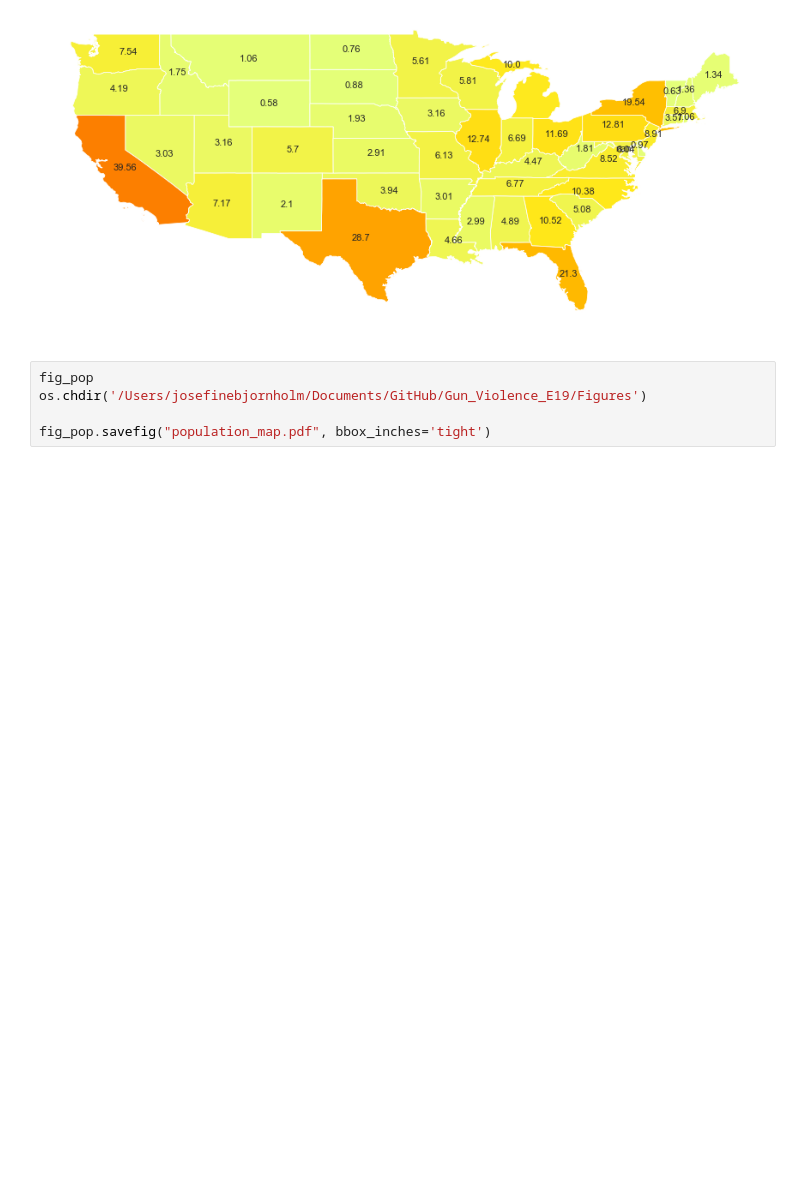
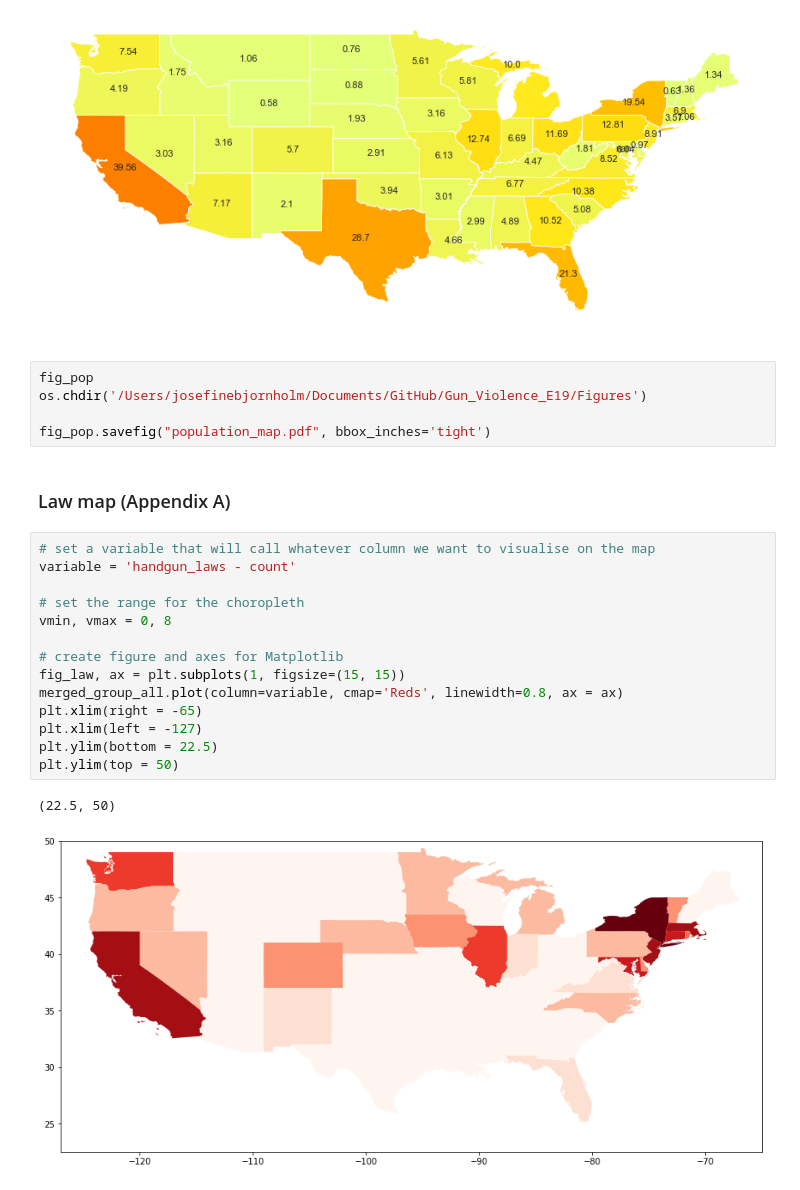
Before and after one commit to annabeck/Gun_Violence_E19, a Jupyter notebook: 02 US Maps.ipynb, the cells around one changed output. Saved outputs shown, nothing was run; the diff lists cells and outputs as text; blank space fills up the shorter version.

```diff
--- a/02 US Maps.ipynb
+++ b/02 US Maps.ipynb
@@ -307,3 +307,22 @@ fig_pop
 os.chdir('/Users/josefinebjornholm/Documents/GitHub/Gun_Violence_E19/Figures')
 
 fig_pop.savefig("population_map.pdf", bbox_inches='tight')
+# %% [markdown]
+### Law map (Appendix A)
+# %%
+# set a variable that will call whatever column we want to visualise on the map
+variable = 'handgun_laws - count'
+
+# set the range for the choropleth
+vmin, vmax = 0, 8
+
+# create figure and axes for Matplotlib
+fig_law, ax = plt.subplots(1, figsize=(15, 15))
+merged_group_all.plot(column=variable, cmap='Reds', linewidth=0.8, ax = ax)
+plt.xlim(right = -65)
+plt.xlim(left = -127)
+plt.ylim(bottom = 22.5)
+plt.ylim(top = 50)
+# %% [output]
+(22.5, 50)
+[figure, added]
```
Also changed, not shown: parts of 6 cells of this notebook, 2 other files.
